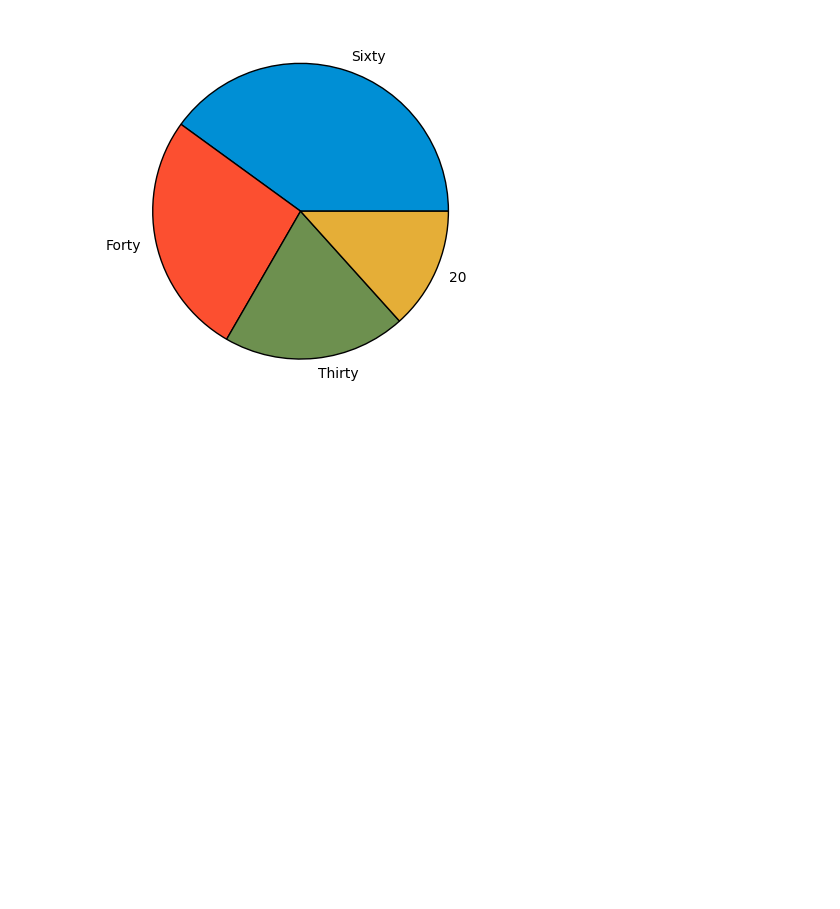
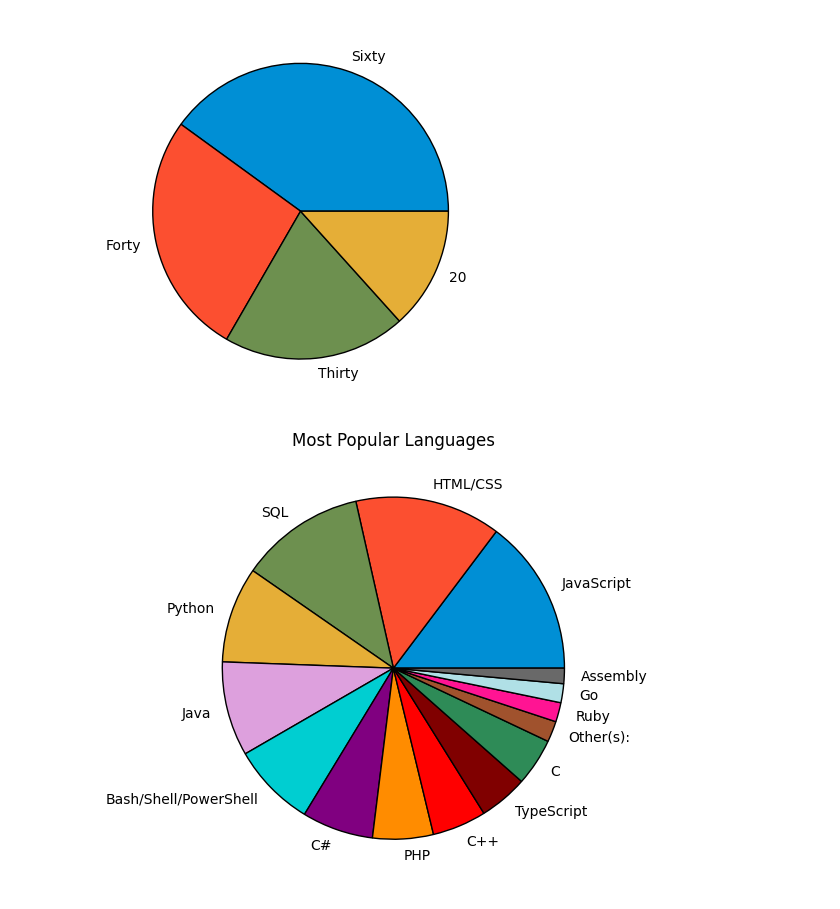
Before and after one commit to TanjiEvan/Python, a Jupyter notebook: Matplotlib&Seaborn/Adv_Matplotlib.ipynb, the cells around one changed output. Saved outputs shown, nothing was run; the diff lists cells and outputs as text; code cells hidden in the pictures; blank space fills up the shorter version.

```diff
--- a/Matplotlib&Seaborn/Adv_Matplotlib.ipynb
+++ b/Matplotlib&Seaborn/Adv_Matplotlib.ipynb
@@ -454,3 +482,13 @@ plt.show()
 # Language Popularity
 slices = [59219, 55466, 47544, 36443, 35917, 31991, 27097, 23030, 20524, 18523, 18017, 7920, 7331, 7201, 5833]
 labels = ['JavaScript', 'HTML/CSS', 'SQL', 'Python', 'Java', 'Bash/Shell/PowerShell', 'C#', 'PHP', 'C++', 'TypeScript', 'C', 'Other(s):', 'Ruby', 'Go', 'Assembly']
+# %%
+plt.pie(slices,labels=labels,
+        colors = ["#008fd5", "#fc4f30", "#6d904f", "#e5ae37", "#dda0dd", "#00ced1", "#800080", "#ff8c00", "#ff0000", "#800000", "#2e8b57", "#a0522d", "#ff1493", "#b0e0e6", "#696969"],
+        wedgeprops={"edgecolor":"black"})
+
+plt.title("Most Popular Languages")
+plt.tight_layout()
+plt.show()
+# %% [output]
+[figure, added]
```
Also changed, not shown: parts of 15 cells of this notebook.
